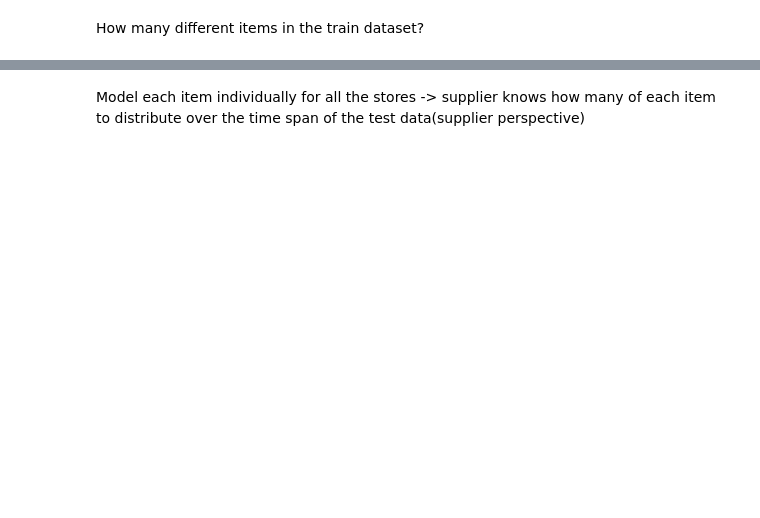
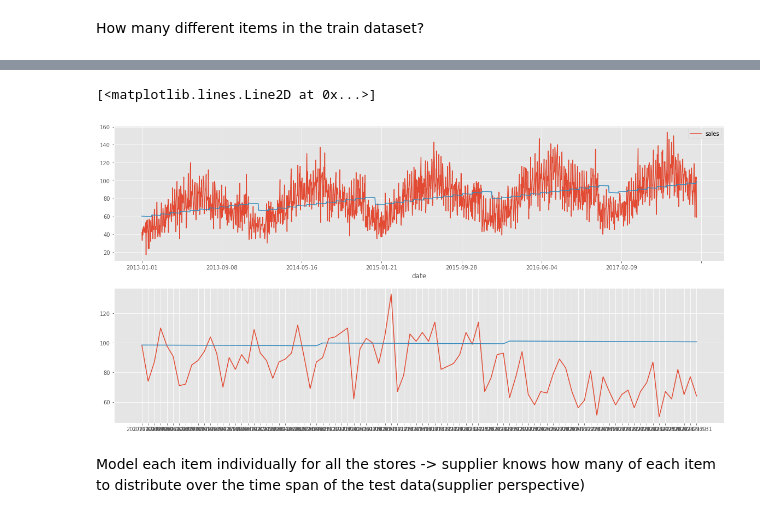
Before and after one commit to sh-biswas/demand-forecasting_Cogs109Final, a Jupyter notebook: Report.ipynb, the cells around one changed output, grey strips where cells are left out. Drawn from its saved outputs; the diff is of its cells as text; code cells hidden in the pictures; blank space fills up the shorter version.

Commit message:
Monday (12/7) work session. Created 1st order model.

```diff
--- a/Report.ipynb
+++ b/Report.ipynb
@@ -22,5 +63,0 @@ train.head()
-# %%
-data_test = 'https://raw.githubusercontent.com/sh-biswas/demand-forecasting_Cogs109Final/master/test.csv'
-test = pd.read_csv(data_test)
-test.drop('id', inplace=True, axis=1)
-test.head(50)
@@ -118,0 +118,10 @@ train.head(50)
+# %%
+# just for store 1 to start
+train_store1 = train[ train['store'] == 1]
+test_store1 = test[ test['store'] == 1]
+
+
+# let's do some linear regression!
+A = np.vstack((np.ones(len(train_store1)), train_store1['year'], train_store1['month'], train_store1['day'])).T
+w = np.linalg.lstsq(A, train_store1['sales'], rcond=None)[0]
+print(f"1st order model: {w[0]:0.2f} + {w[1]:0.2f}*year + {w[2]:0.2f}*month + {w[3]:0.2f}*day")
@@ -119,2 +144,15 @@ train.head(50)
+# %%
+fig, axs = plt.subplots(2,1)
+train_store1.plot(x='date', y='sales', figsize=(20,10), ax=axs[0])
+axs[1].plot(test_store1['date'].values, test_store1['sales'].values)
+
+## Create a smooth set of Y values for plotting the model
+modelYtest = w[0] + w[1]*test_store1['year'].values + w[2]*test_store1['month'].values + w[3]*test_store1['day'].values
+modelYtrain = w[0] + w[1]*train_store1['year'].values + w[2]*train_store1['month'].values + w[3]*train_store1['day'].values
+axs[1].plot(test_store1['date'].values, modelYtest)
+axs[0].plot(train_store1['date'].values, modelYtrain)
+# %% [output]
+[<matplotlib.lines.Line2D at 0x...>]
+[figure, added]
 # %% [markdown]
 Model each item individually for all the stores -> supplier knows how many of each item to distribute over the time span of the test data(supplier perspective)
```
Also changed, not shown: parts of 16 cells of this notebook.
